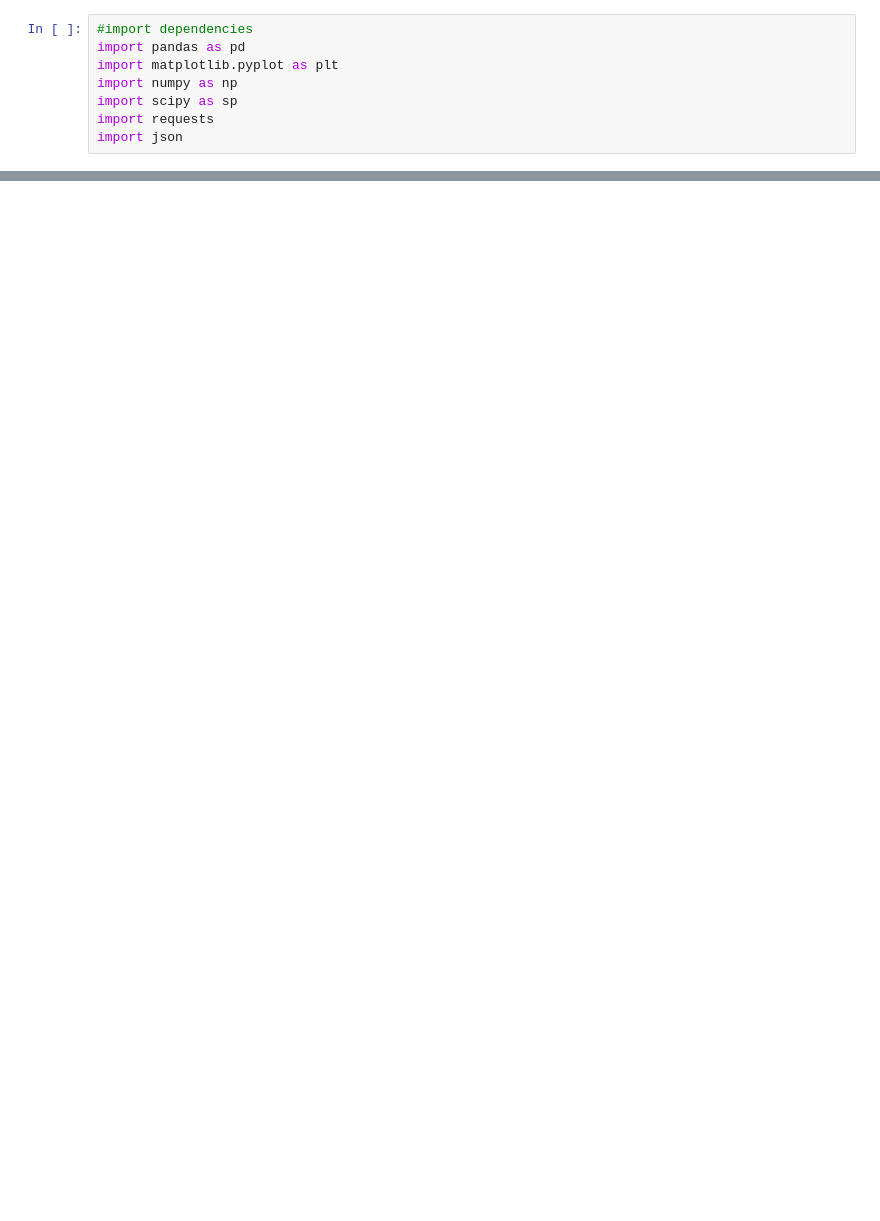
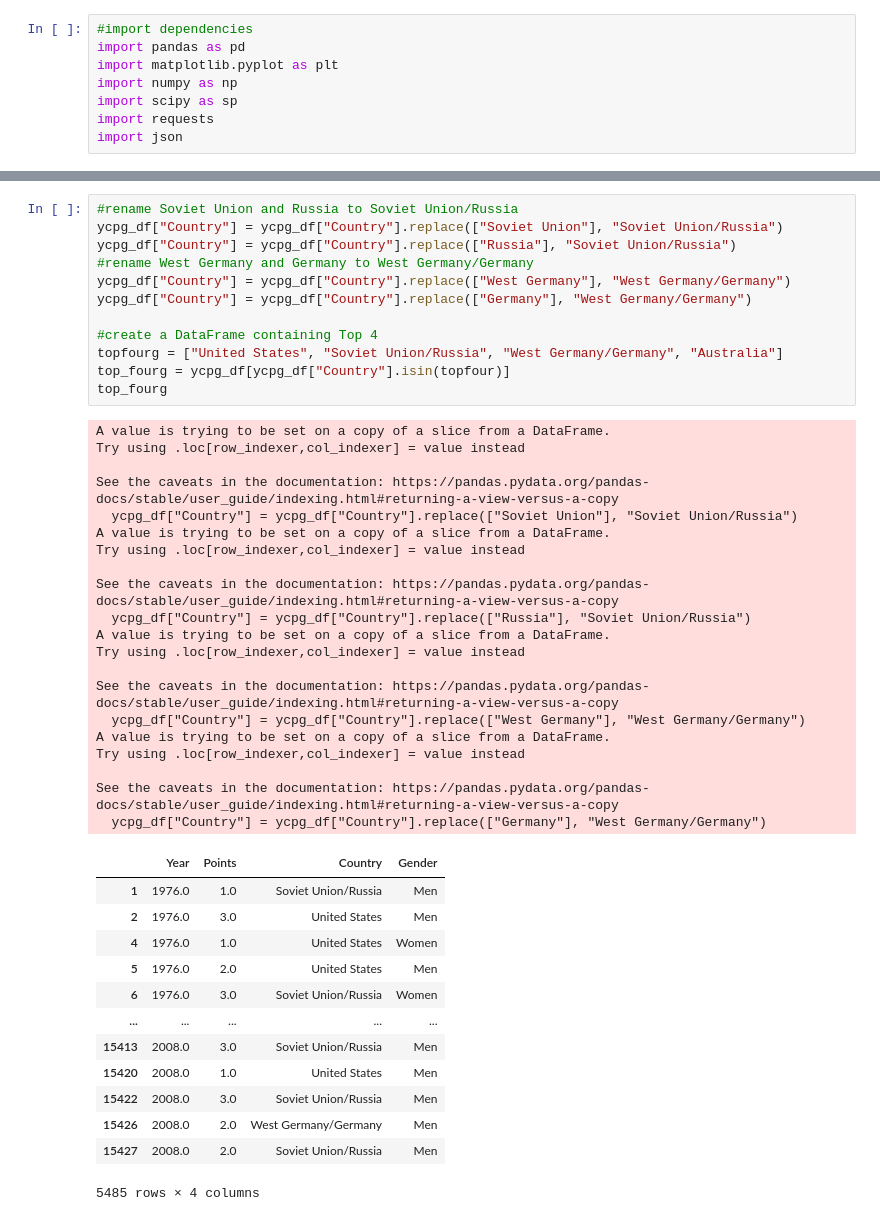
Before and after one commit to rbvancleave/project_1_olympicmedals, a Jupyter notebook: Summer-Olympics-Main.ipynb, the cells around one changed output, grey strips where cells are left out. Drawn from its saved outputs; the diff is of its cells as text; blank space fills up the shorter version.

```diff
--- a/Summer-Olympics-Main.ipynb
+++ b/Summer-Olympics-Main.ipynb
@@ -19,0 +206,46 @@ olympics_data.head()
+# %%
+#rename Soviet Union and Russia to Soviet Union/Russia
+ycpg_df["Country"] = ycpg_df["Country"].replace(["Soviet Union"], "Soviet Union/Russia")
+ycpg_df["Country"] = ycpg_df["Country"].replace(["Russia"], "Soviet Union/Russia")
+#rename West Germany and Germany to West Germany/Germany
+ycpg_df["Country"] = ycpg_df["Country"].replace(["West Germany"], "West Germany/Germany")
+ycpg_df["Country"] = ycpg_df["Country"].replace(["Germany"], "West Germany/Germany")
+
+#create a DataFrame containing Top 4
+topfourg = ["United States", "Soviet Union/Russia", "West Germany/Germany", "Australia"]
+top_fourg = ycpg_df[ycpg_df["Country"].isin(topfour)]
+top_fourg
+# %% [output]
+A value is trying to be set on a copy of a slice from a DataFrame.
+Try using .loc[row_indexer,col_indexer] = value instead
+
+See the caveats in the documentation: https://pandas.pydata.org/pandas-docs/stable/user_guide/indexing.html#returning-a-view-versus-a-copy
+  ycpg_df["Country"] = ycpg_df["Country"].replace(["Soviet Union"], "Soviet Union/Russia")
+A value is trying to be set on a copy of a slice from a DataFrame.
+Try using .loc[row_indexer,col_indexer] = value instead
+
+See the caveats in the documentation: https://pandas.pydata.org/pandas-docs/stable/user_guide/indexing.html#returning-a-view-versus-a-copy
+  ycpg_df["Country"] = ycpg_df["Country"].replace(["Russia"], "Soviet Union/Russia")
+A value is trying to be set on a copy of a slice from a DataFrame.
+Try using .loc[row_indexer,col_indexer] = value instead
+
+See the caveats in the documentation: https://pandas.pydata.org/pandas-docs/stable/user_guide/indexing.html#returning-a-view-versus-a-copy
+  ycpg_df["Country"] = ycpg_df["Country"].replace(["West Germany"], "West Germany/Germany")
+A value is trying to be set on a copy of a slice from a DataFrame.
+Try using .loc[row_indexer,col_indexer] = value instead
+
+See the caveats in the documentation: https://pandas.pydata.org/pandas-docs/stable/user_guide/indexing.html#returning-a-view-versus-a-copy
+  ycpg_df["Country"] = ycpg_df["Country"].replace(["Germany"], "West Germany/Germany")
+|  | Year | Points | Country | Gender |
+| 1 | 1976.0 | 1.0 | Soviet Union/Russia | Men |
+| 2 | 1976.0 | 3.0 | United States | Men |
+| 4 | 1976.0 | 1.0 | United States | Women |
+| 5 | 1976.0 | 2.0 | United States | Men |
+| 6 | 1976.0 | 3.0 | Soviet Union/Russia | Women |
+| ... | ... | ... | ... | ... |
+| 15413 | 2008.0 | 3.0 | Soviet Union/Russia | Men |
+| 15420 | 2008.0 | 1.0 | United States | Men |
+| 15422 | 2008.0 | 3.0 | Soviet Union/Russia | Men |
+| 15426 | 2008.0 | 2.0 | West Germany/Germany | Men |
+| 15427 | 2008.0 | 2.0 | Soviet Union/Russia | Men |
+5485 rows × 4 columns
```
Also changed, not shown: parts of 15 cells of this notebook, 3 other files.
